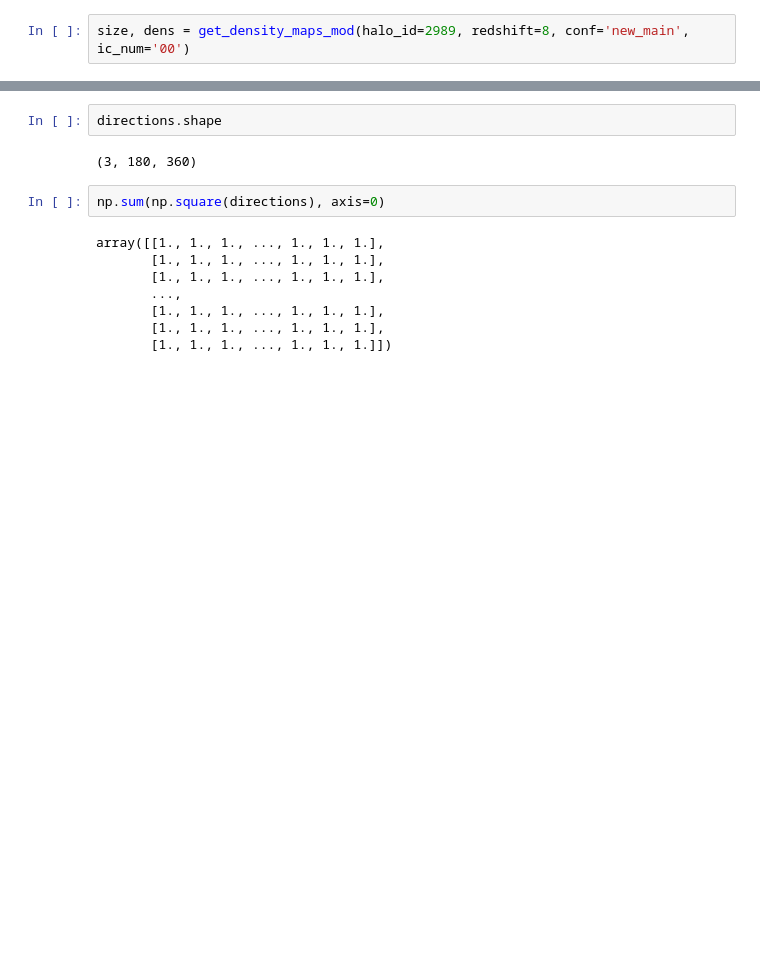
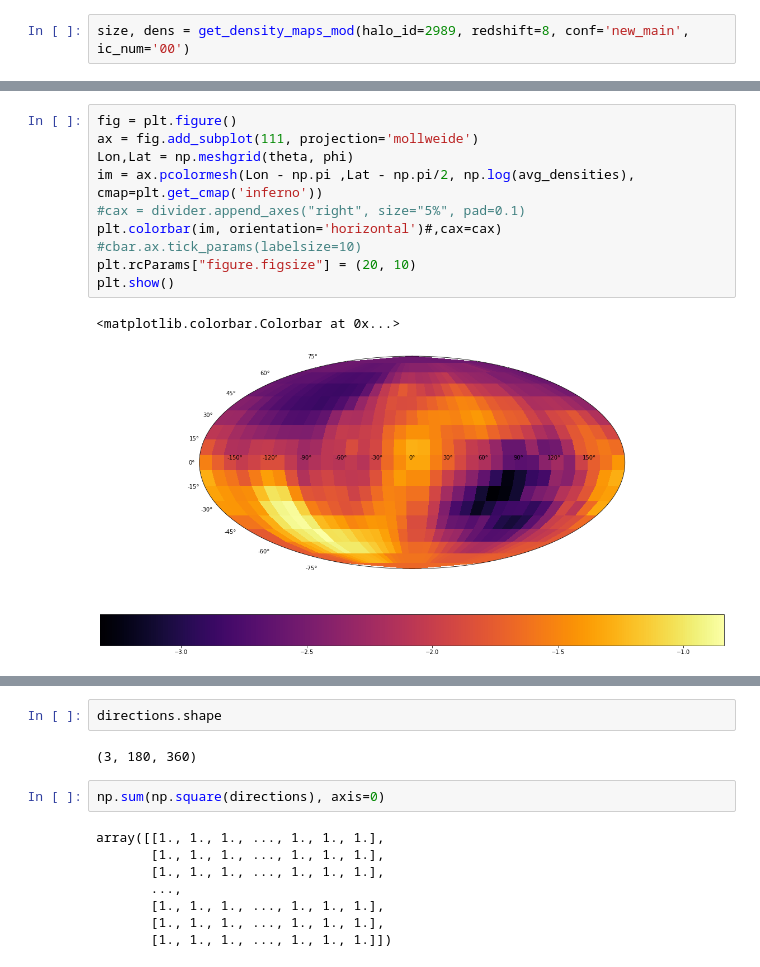
Before and after one commit to IvanKostyuk94/f_esc, a Jupyter notebook: esc_fraction.ipynb, the cells around one changed output, grey strips where cells are left out. Saved outputs shown, nothing was run; the diff lists cells and outputs as text; blank space fills up the shorter version.

Commit message:
Got spherical projection running, fixing bugs with fesc estimation

```diff
--- a/esc_fraction.ipynb
+++ b/esc_fraction.ipynb
@@ -779,0 +1004,13 @@ ValueError: The array must be 1D.
+# %%
+fig = plt.figure()
+ax = fig.add_subplot(111, projection='mollweide')
+Lon,Lat = np.meshgrid(theta, phi)
+im = ax.pcolormesh(Lon - np.pi ,Lat - np.pi/2, np.log(avg_densities), cmap=plt.get_cmap('inferno'))
+#cax = divider.append_axes("right", size="5%", pad=0.1)
+plt.colorbar(im, orientation='horizontal')#,cax=cax)
+#cbar.ax.tick_params(labelsize=10)
+plt.rcParams["figure.figsize"] = (20, 10)
+plt.show()
+# %% [output]
+<matplotlib.colorbar.Colorbar at 0x...>
+[figure, added]
```
Also changed, not shown: parts of 44 cells of this notebook.
